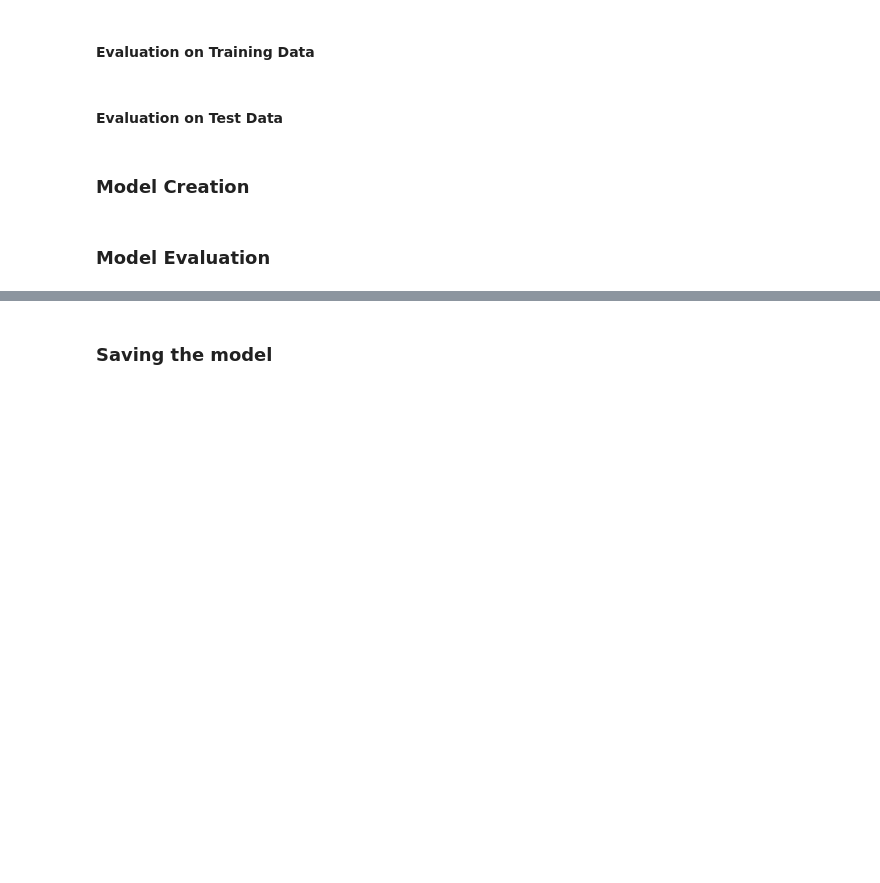
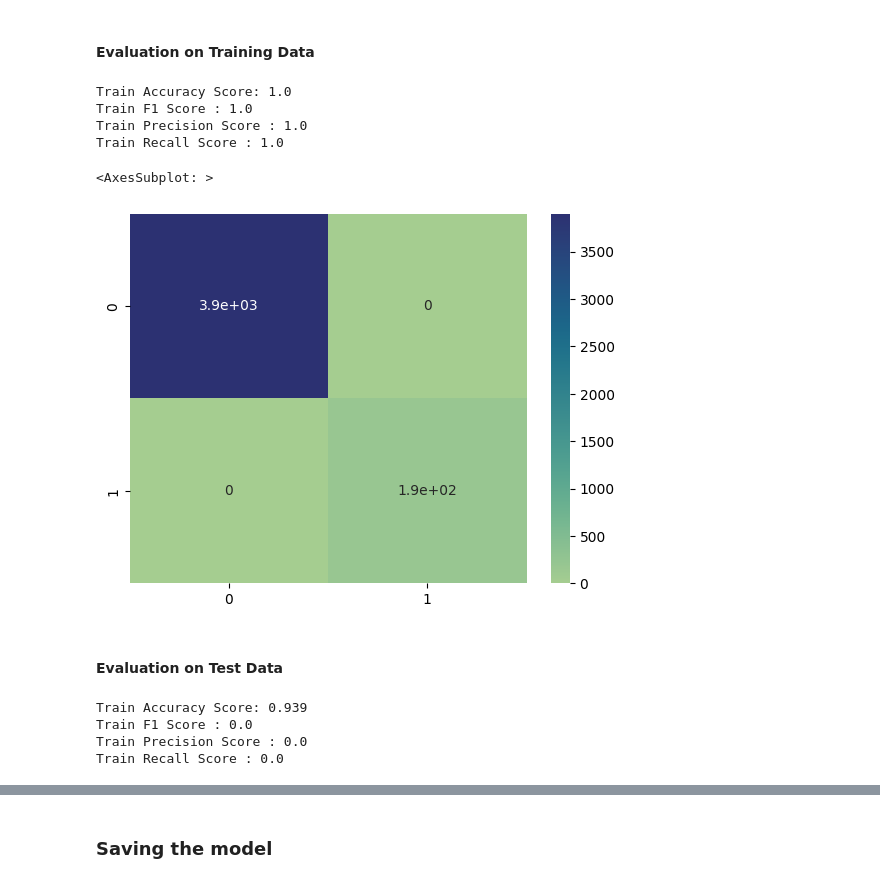
Before and after one commit to Tylikestocode/Machine-Learning, a Jupyter notebook: Stroke_Prediction/StrokePrediction.ipynb, the cells around one changed output, grey strips where cells are left out. Cells and saved outputs as stored; diff of their text form; code cells hidden in the pictures; blank space fills up the shorter version.

```diff
--- a/Stroke_Prediction/StrokePrediction.ipynb
+++ b/Stroke_Prediction/StrokePrediction.ipynb
@@ -130,0 +137,10 @@ preprocessed_data = Stroke_Pipeline(X_train).transform()
+# %%
+RFC = RandomForestClassifier()
+
+rfc_params = {
+    'n_estimators' : [100, 200, 300, 400, 500],
+    'criterion' : ["gini", "entropy", "log_loss"]
+}
+
+rfc_grid = GridSearchCV(RFC, param_grid=rfc_params)
+rfc_grid.fit(X_train, y_train)
@@ -130,0 +159,3 @@ preprocessed_data = Stroke_Pipeline(X_train).transform()
+# %%
+Model = RandomForestClassifier(n_estimators=100, criterion='gini')
+Model.fit(X_train, y_train)
@@ -142,6 +176,42 @@ from sklearn.model_selection import cross_val_score
+# %%
+train_pred = Model.predict(X_train)
+test_pred = Model.predict(X_test)
+# %%
+train_acc_score = accuracy_score(y_true=y_train, y_pred=train_pred)
+train_f1_score = f1_score(y_true=y_train, y_pred=train_pred)
+train_precision_score = precision_score(y_true=y_train, y_pred=train_pred)
+train_recall_score = recall_score(y_true=y_train, y_pred=train_pred)
+train_conf_matrix = confusion_matrix(y_true=y_train, y_pred=train_pred)
+
+print(f'Train Accuracy Score: {round(train_acc_score, 3)}')
+print(f'Train F1 Score : {round(train_f1_score, 3)}')
+print(f'Train Precision Score : {round(train_precision_score, 3)}')
+print(f'Train Recall Score : {round(train_recall_score, 3)}')
+# %% [output]
+Train Accuracy Score: 1.0
+Train F1 Score : 1.0
+Train Precision Score : 1.0
+Train Recall Score : 1.0
+# %%
+sns.heatmap(train_conf_matrix, annot=True, cmap='crest')
+# %% [output]
+<AxesSubplot: >
+[figure, added]
 # %% [markdown]
 #### Evaluation on Test Data
-# %% [markdown]
-### Model Creation
-# %% [markdown]
-### Model Evaluation
+# %%
+test_acc_score = accuracy_score(y_true=y_test, y_pred=test_pred)
+test_f1_score = f1_score(y_true=y_test, y_pred=test_pred)
+test_precision_score = precision_score(y_true=y_test, y_pred=test_pred)
+test_recall_score = recall_score(y_true=y_test, y_pred=test_pred)
+test_conf_matrix = confusion_matrix(y_true=y_test, y_pred=test_pred)
+
+print(f'Train Accuracy Score: {round(test_acc_score, 3)}')
+print(f'Train F1 Score : {round(test_f1_score, 3)}')
+print(f'Train Precision Score : {round(test_precision_score, 3)}')
+print(f'Train Recall Score : {round(test_recall_score, 3)}')
+# %% [output]
+Train Accuracy Score: 0.939
+Train F1 Score : 0.0
+Train Precision Score : 0.0
+Train Recall Score : 0.0
```
Also changed, not shown: parts of 12 cells of this notebook.
